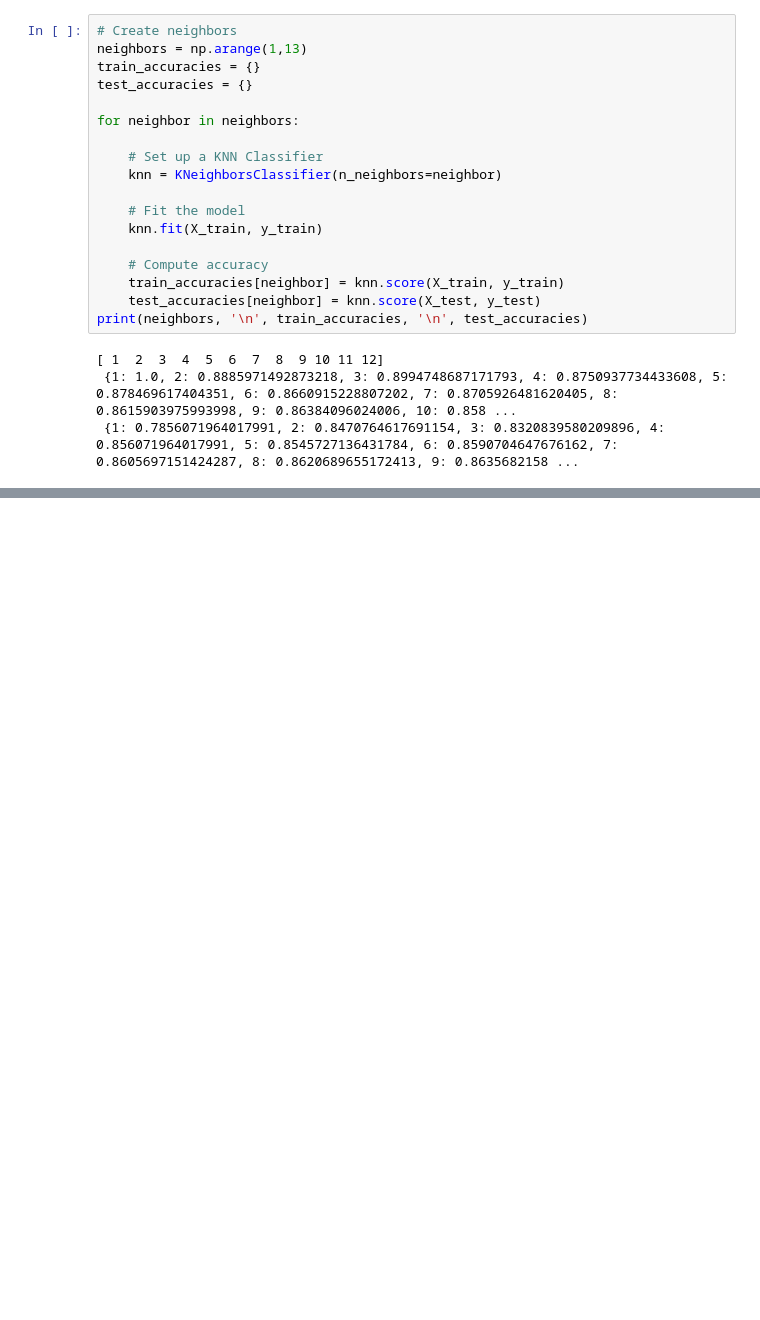
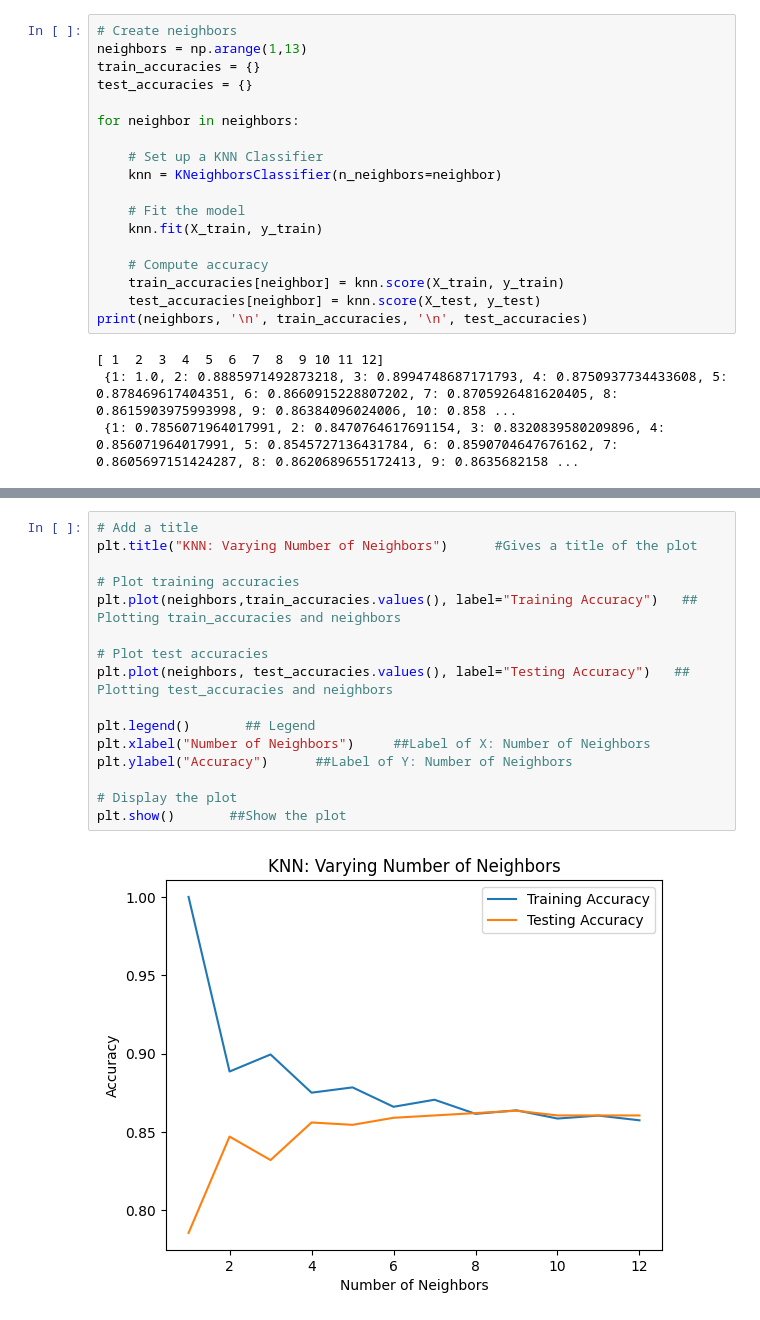
Before and after one commit to zizanayub/Machine-Leaning-Data-Scientist-with-Python, a Jupyter notebook: 01_01_Supervised_Learning_with_Scikit_Learn.ipynb, the cells around one changed output, grey strips where cells are left out. Saved outputs shown, nothing was run; the diff lists cells and outputs as text; blank space fills up the shorter version.

```diff
--- a/01_01_Supervised_Learning_with_Scikit_Learn.ipynb
+++ b/01_01_Supervised_Learning_with_Scikit_Learn.ipynb
@@ -303,0 +308,18 @@ print(neighbors, '\n', train_accuracies, '\n', test_accuracies)
+# %%
+# Add a title
+plt.title("KNN: Varying Number of Neighbors")      #Gives a title of the plot
+
+# Plot training accuracies
+plt.plot(neighbors,train_accuracies.values(), label="Training Accuracy")   ## Plotting train_accuracies and neighbors
+
+# Plot test accuracies
+plt.plot(neighbors, test_accuracies.values(), label="Testing Accuracy")   ## Plotting test_accuracies and neighbors
+
+plt.legend()       ## Legend
+plt.xlabel("Number of Neighbors")     ##Label of X: Number of Neighbors
+plt.ylabel("Accuracy")      ##Label of Y: Number of Neighbors
+
+# Display the plot
+plt.show()       ##Show the plot
+# %% [output]
+[figure, added]
```
Also changed, not shown: parts of 1 cell of this notebook.
